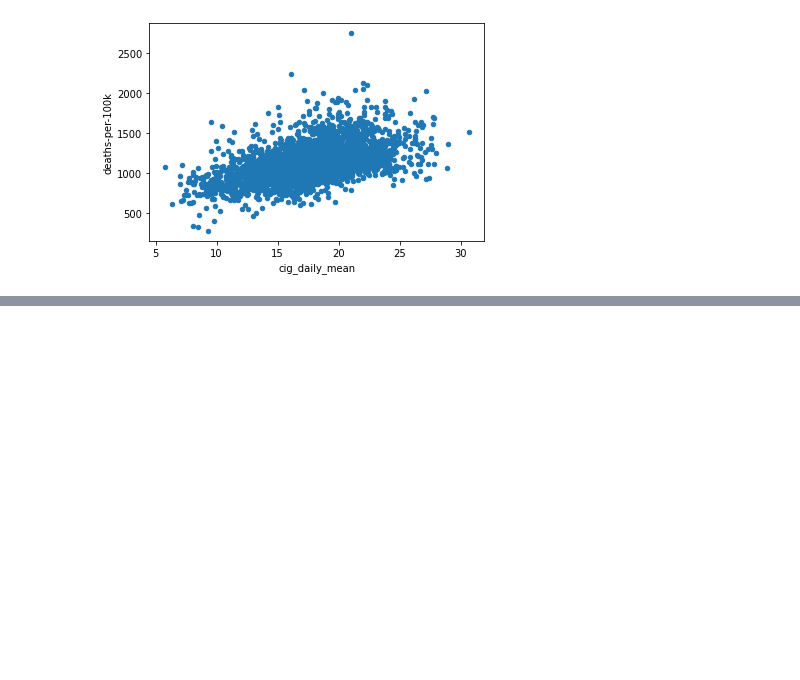
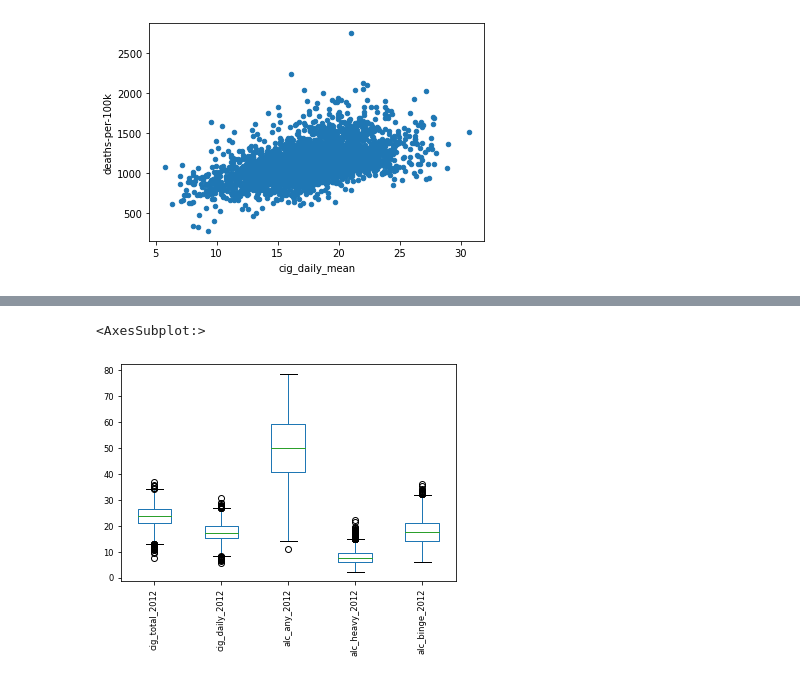
Before and after one commit to rileyhgrant/cs6140_FinalGroupProject, a Jupyter notebook: ml_groupproj.ipynb, the cells around one changed output, grey strips where cells are left out. Cells and saved outputs as stored; diff of their text form; code cells hidden in the pictures; blank space fills up the shorter version.

```diff
--- a/ml_groupproj.ipynb
+++ b/ml_groupproj.ipynb
@@ -33,0 +58,8 @@ words words words
+# %%
+#Boxplots of all features but location
+full_data_features = full_data.drop(['county_state','hd_deaths_per100k_over65'],axis = 1)
+
+full_data_features.boxplot(grid=False,fontsize='small',rot=90)
+# %% [output]
+<AxesSubplot:>
+[figure, added]
```
Also changed, not shown: parts of 5 cells of this notebook.
